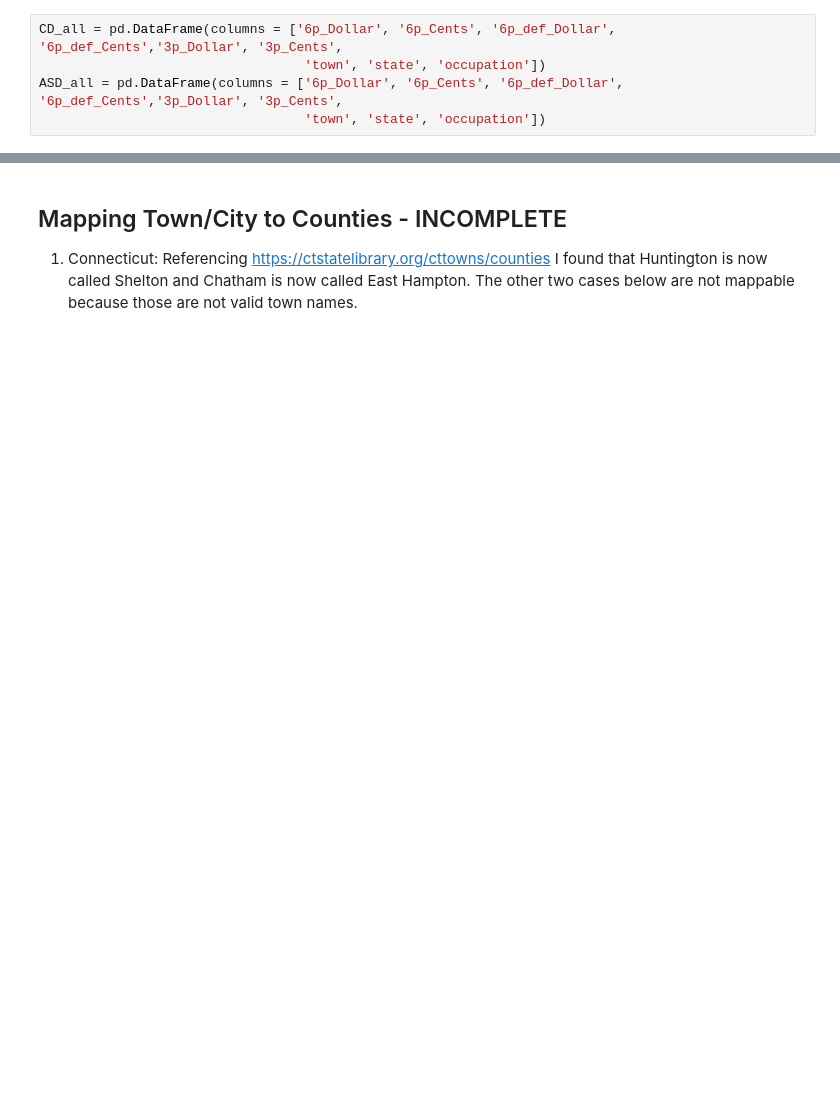
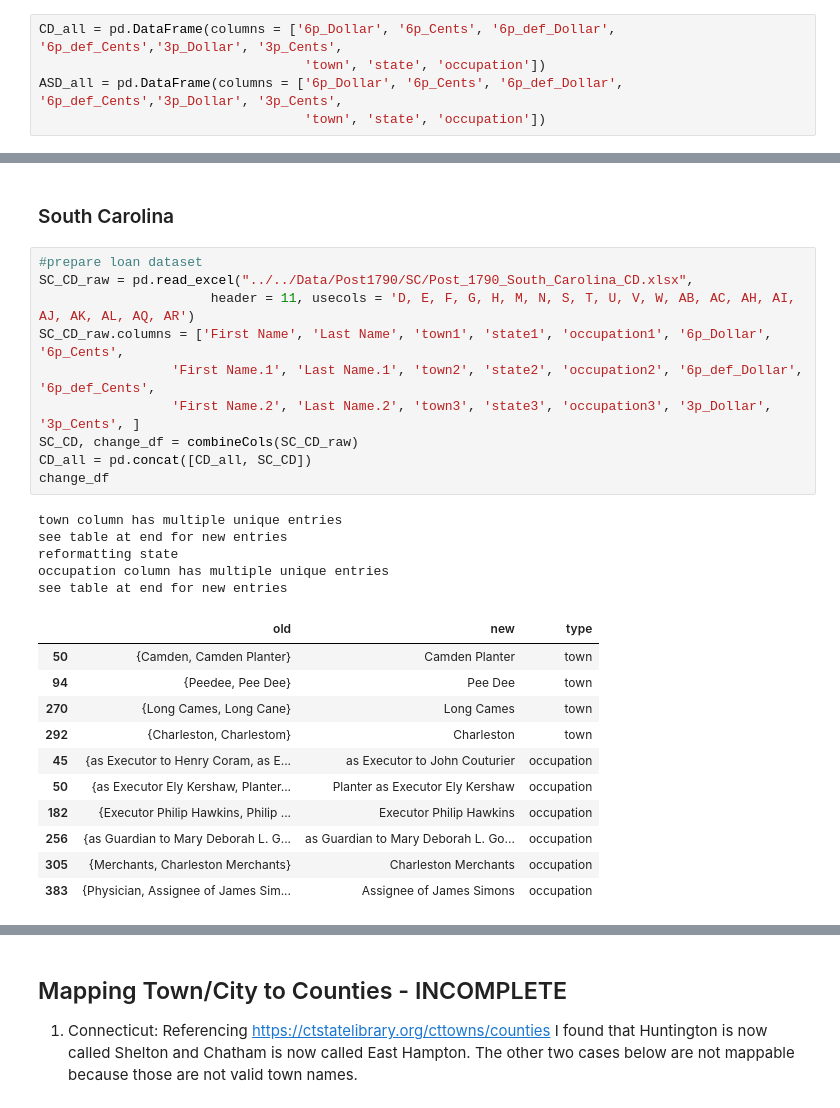
Before and after one commit to davidch2020/SPEOC-pt-1, a Jupyter notebook: S2022/post1790_maps/data_cleaning.ipynb, the cells around one changed output, grey strips where cells are left out. Saved outputs shown, nothing was run; the diff lists cells and outputs as text; blank space fills up the shorter version.

```diff
--- a/S2022/post1790_maps/data_cleaning.ipynb
+++ b/S2022/post1790_maps/data_cleaning.ipynb
@@ -106,0 +308,29 @@ see table for new entries
+# %% [markdown]
+### South Carolina
+# %%
+#prepare loan dataset
+SC_CD_raw = pd.read_excel("../../Data/Post1790/SC/Post_1790_South_Carolina_CD.xlsx",
+                      header = 11, usecols = 'D, E, F, G, H, M, N, S, T, U, V, W, AB, AC, AH, AI, AJ, AK, AL, AQ, AR')
+SC_CD_raw.columns = ['First Name', 'Last Name', 'town1', 'state1', 'occupation1', '6p_Dollar', '6p_Cents',
+                 'First Name.1', 'Last Name.1', 'town2', 'state2', 'occupation2', '6p_def_Dollar', '6p_def_Cents',
+                 'First Name.2', 'Last Name.2', 'town3', 'state3', 'occupation3', '3p_Dollar', '3p_Cents', ]
+SC_CD, change_df = combineCols(SC_CD_raw)
+CD_all = pd.concat([CD_all, SC_CD])
+change_df
+# %% [output]
+town column has multiple unique entries
+see table at end for new entries
+reformatting state
+occupation column has multiple unique entries
+see table at end for new entries
+|  | old | new | type |
+| 50 | {Camden, Camden Planter} | Camden Planter | town |
+| 94 | {Peedee, Pee Dee} | Pee Dee | town |
+| 270 | {Long Cames, Long Cane} | Long Cames | town |
+| 292 | {Charleston, Charlestom} | Charleston | town |
+| 45 | {as Executor to Henry Coram, as E... | as Executor to John Couturier | occupation |
+| 50 | {as Executor Ely Kershaw, Planter... | Planter as Executor Ely Kershaw | occupation |
+| 182 | {Executor Philip Hawkins, Philip ... | Executor Philip Hawkins | occupation |
+| 256 | {as Guardian to Mary Deborah L. G... | as Guardian to Mary Deborah L. Go... | occupation |
+| 305 | {Merchants, Charleston Merchants} | Charleston Merchants | occupation |
+| 383 | {Physician, Assignee of James Sim... | Assignee of James Simons | occupation |
```
Also changed, not shown: parts of 31 cells of this notebook.
